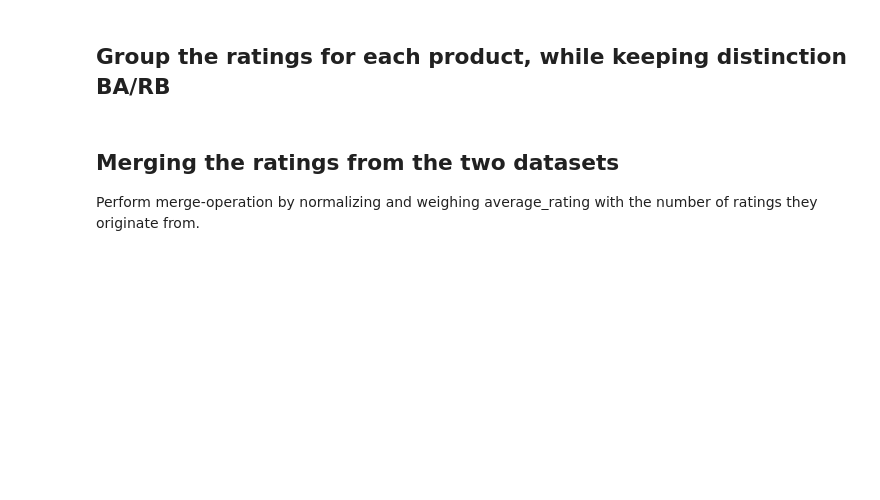
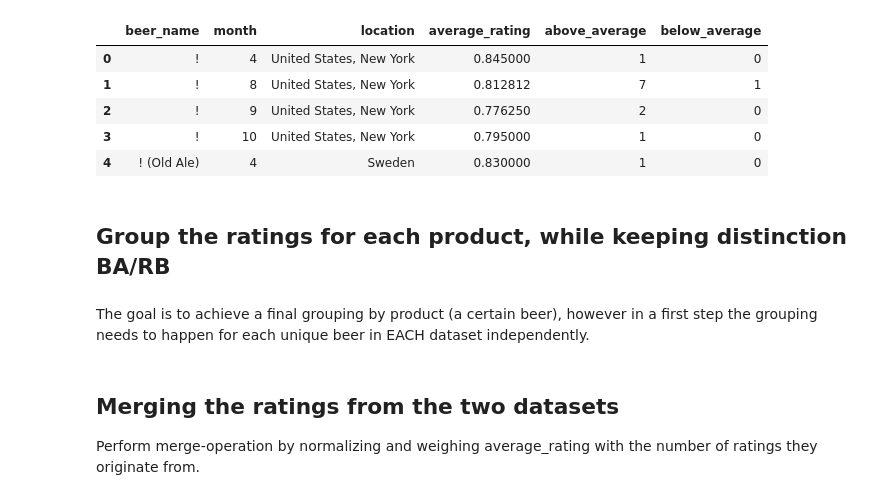
Before and after one commit to epfl-ada/ada-2023-project-datababes, a Jupyter notebook: eda_alex_location.ipynb, the cells around one changed output. Cells and saved outputs as stored; diff of their text form; code cells hidden in the pictures; blank space fills up the shorter version.

```diff
--- a/eda_alex_location.ipynb
+++ b/eda_alex_location.ipynb
@@ -38,0 +83,7 @@ ratings_combined_df = pd.merge(ratings_combined_df, breweries_combined_df[['brew
+# %%
+# copy the ratings_combined_df to a new dataframe
+ratings_beerGroupsMonthly_df = ratings_combined_df.copy()
+
+# group the ratings by beer_id & dataset and take average of rating and sum of above_average
+ratings_beerGroupsMonthly_df = ratings_beerGroupsMonthly_df.groupby(['beer_id', 'dataset', 'month']).agg({'beer_name': 'first', 'brewery_id': 'first', 'rating': 'mean', 'above_average': 'sum', 'below_average': 'sum'}).reset_index()
+ratings_beerGroupsMonthly_df.rename(columns={'rating': 'average_rating'}, inplace=True)
@@ -38,0 +95,13 @@ ratings_combined_df = pd.merge(ratings_combined_df, breweries_combined_df[['brew
+# %%
+ratings_beerGroupsMonthlyMERGED_df = ratings_beerGroupsMonthly_df.copy()
+
+# Normalize
+# get the min and max values for average_rating in BA and RB
+min_avg_r_BA = ratings_beerGroupsMonthlyMERGED_df[ratings_beerGroupsMonthlyMERGED_df['dataset'] == 'BeerAdvocate'].average_rating.min()
+max_avg_r_BA = ratings_beerGroupsMonthlyMERGED_df[ratings_beerGroupsMonthlyMERGED_df['dataset'] == 'BeerAdvocate'].average_rating.max()
+min_avg_r_RB = ratings_beerGroupsMonthlyMERGED_df[ratings_beerGroupsMonthlyMERGED_df['dataset'] == 'RateBeer'].average_rating.min()
+max_avg_r_RB = ratings_beerGroupsMonthlyMERGED_df[ratings_beerGroupsMonthlyMERGED_df['dataset'] == 'RateBeer'].average_rating.max()
+
+# normalize the average_rating to a scale from 0 to 1 for all entries in BA and RB
+ratings_beerGroupsMonthlyMERGED_df.loc[ratings_beerGroupsMonthlyMERGED_df['dataset'] == 'BeerAdvocate', 'average_rating'] = (ratings_beerGroupsMonthlyMERGED_df['average_rating'] - min_avg_r_BA) / (max_avg_r_BA - min_avg_r_BA)
+ratings_beerGroupsMonthlyMERGED_df.loc[ratings_beerGroupsMonthlyMERGED_df['dataset'] == 'RateBeer', 'average_rating'] = (ratings_beerGroupsMonthlyMERGED_df['average_rating'] - min_avg_r_RB) / (max_avg_r_RB - min_avg_r_RB)
@@ -39,3 +135,14 @@ ratings_combined_df = pd.merge(ratings_combined_df, breweries_combined_df[['brew
+# %%
+ratings_beerGroupsMonthlyMERGED_df.head()
+# %% [output]
+|  | beer_name | month | location | average_rating | above_average | below_average |
+| 0 | ! | 4 | United States, New York | 0.845000 | 1 | 0 |
+| 1 | ! | 8 | United States, New York | 0.812812 | 7 | 1 |
+| 2 | ! | 9 | United States, New York | 0.776250 | 2 | 0 |
+| 3 | ! | 10 | United States, New York | 0.795000 | 1 | 0 |
+| 4 | ! (Old Ale) | 4 | Sweden | 0.830000 | 1 | 0 |
 # %% [markdown]
 ## Group the ratings for each product, while keeping distinction BA/RB
+# %% [markdown]
+The goal is to achieve a final grouping by product (a certain beer), however in a first step the grouping needs to happen for each unique beer in EACH dataset independently.
 # %%
```
Also changed, not shown: parts of 23 cells of this notebook.
